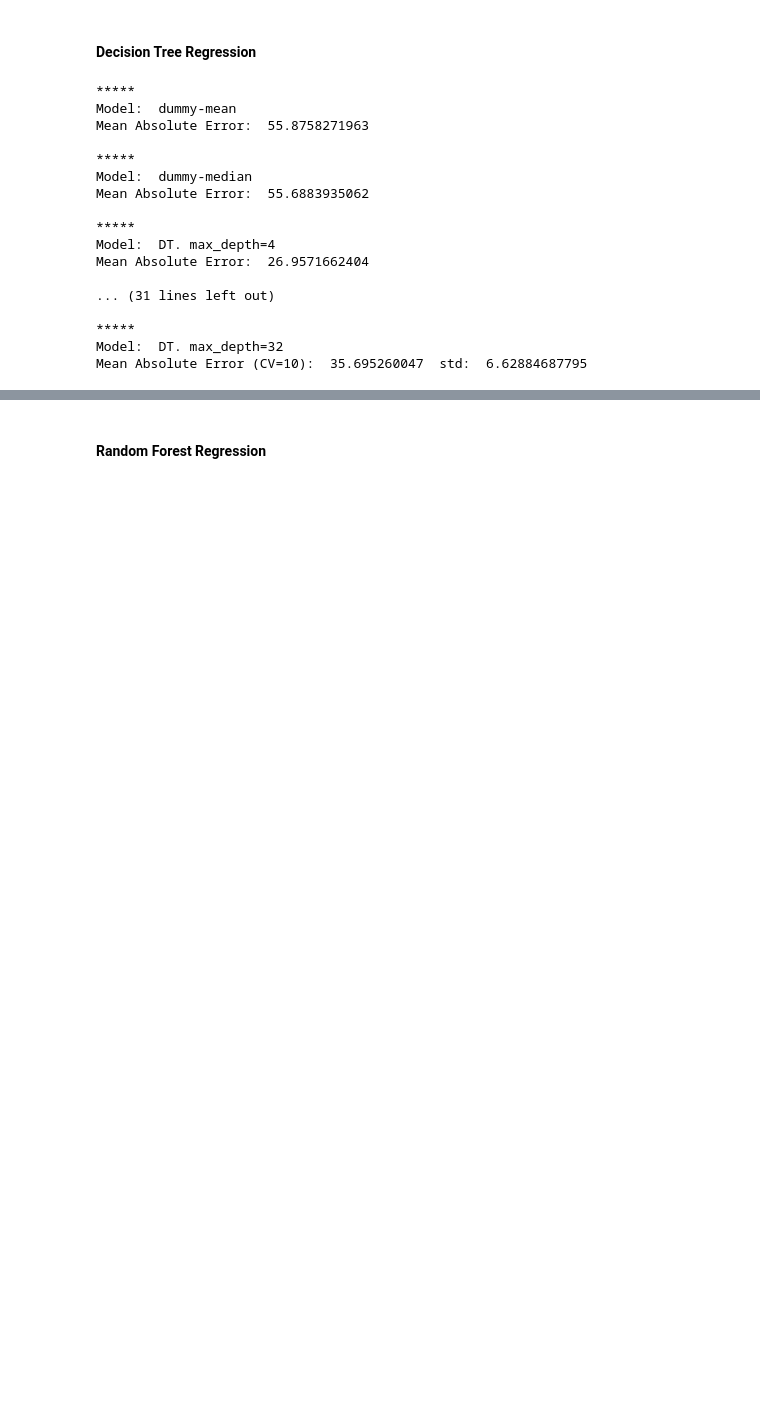
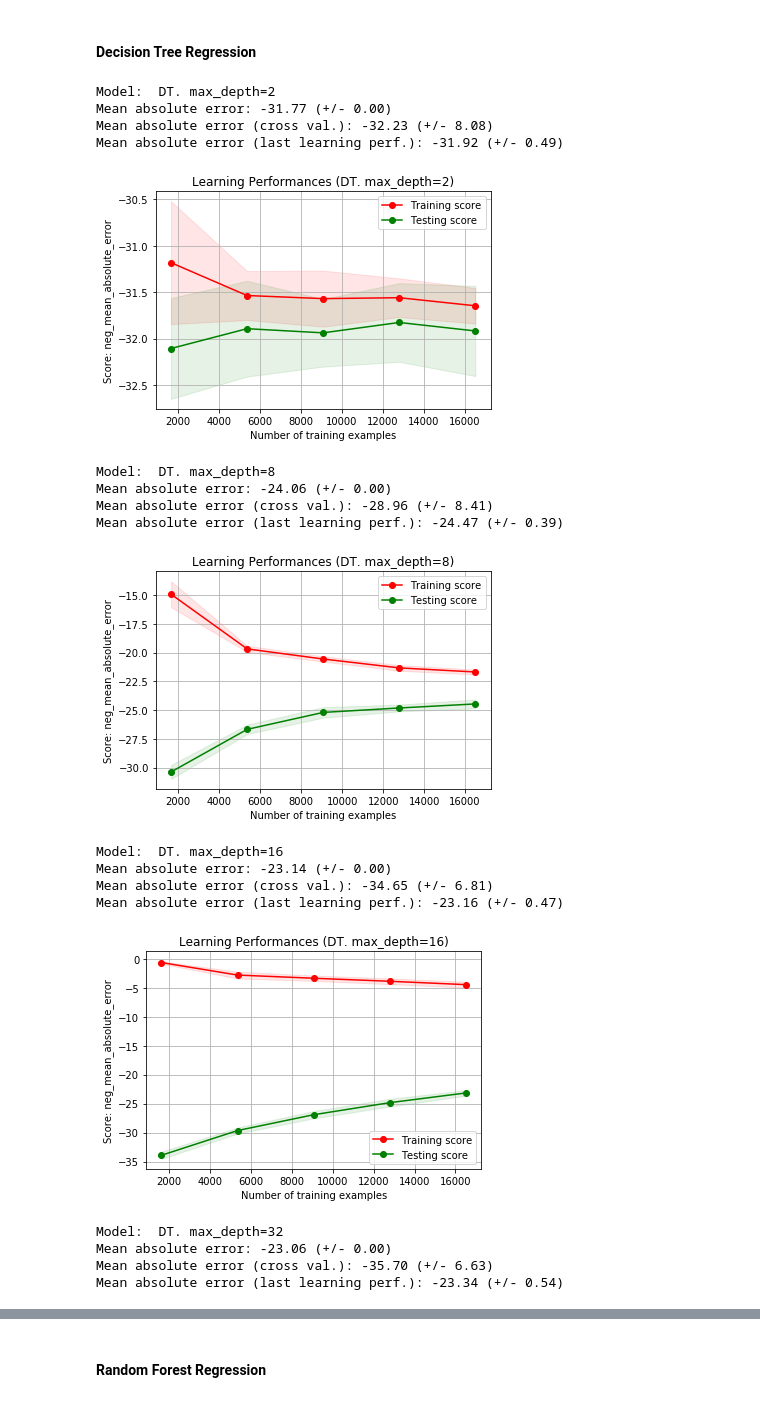
Before and after one commit to mariuszrokita/aircraft-engine-predictive-maintenance, a Jupyter notebook: notebooks/ModelTraining.ipynb, the cells around one changed output, grey strips where cells are left out. Saved outputs shown, nothing was run; the diff lists cells and outputs as text; code cells hidden in the pictures; blank space fills up the shorter version.

```diff
--- a/notebooks/ModelTraining.ipynb
+++ b/notebooks/ModelTraining.ipynb
@@ -87,31 +157,30 @@ def train_and_evaluate_with_cross_validation(models, X, y, cv):
 #### Decision Tree Regression
 # %%
 models = [
-    ('dummy-mean', DummyRegressor(strategy='mean')),
-    ('dummy-median', DummyRegressor(strategy='median')),
-    ('DT. max_depth=4', DecisionTreeRegressor(max_depth=4, random_state=2017)),
+    ('DT. max_depth=2', DecisionTreeRegressor(max_depth=2, random_state=2017)),
     ('DT. max_depth=8', DecisionTreeRegressor(max_depth=8, random_state=2017)),
     ('DT. max_depth=16', DecisionTreeRegressor(max_depth=16, random_state=2017)),
     ('DT. max_depth=32', DecisionTreeRegressor(max_depth=32, random_state=2017))
 ]
 
-train_and_evaluate_without_cross_validation(models, X, y)
-train_and_evaluate_with_cross_validation(models, X, y, 10)
+train_predict_learning_curve(models, X, y)
 # %% [output]
-*****
-Model:  dummy-mean
-Mean Absolute Error:  55.8758271963
-
-*****
-Model:  dummy-median
-Mean Absolute Error:  55.6883935062
-
-*****
-Model:  DT. max_depth=4
-Mean Absolute Error:  26.9571662404
-
-... (31 lines left out)
-
-*****
-Model:  DT. max_depth=32
-Mean Absolute Error (CV=10):  35.695260047  std:  6.62884687795
+Model:  DT. max_depth=2
+Mean absolute error: -31.77 (+/- 0.00)
+Mean absolute error (cross val.): -32.23 (+/- 8.08)
+Mean absolute error (last learning perf.): -31.92 (+/- 0.49)
+[figure, added]
+Model:  DT. max_depth=8
+Mean absolute error: -24.06 (+/- 0.00)
+Mean absolute error (cross val.): -28.96 (+/- 8.41)
+Mean absolute error (last learning perf.): -24.47 (+/- 0.39)
+[figure, added]
+Model:  DT. max_depth=16
+Mean absolute error: -23.14 (+/- 0.00)
+Mean absolute error (cross val.): -34.65 (+/- 6.81)
+Mean absolute error (last learning perf.): -23.16 (+/- 0.47)
+[figure, added]
+Model:  DT. max_depth=32
+Mean absolute error: -23.06 (+/- 0.00)
+Mean absolute error (cross val.): -35.70 (+/- 6.63)
+Mean absolute error (last learning perf.): -23.34 (+/- 0.54)
```
Also changed, not shown: parts of 10 cells of this notebook.
